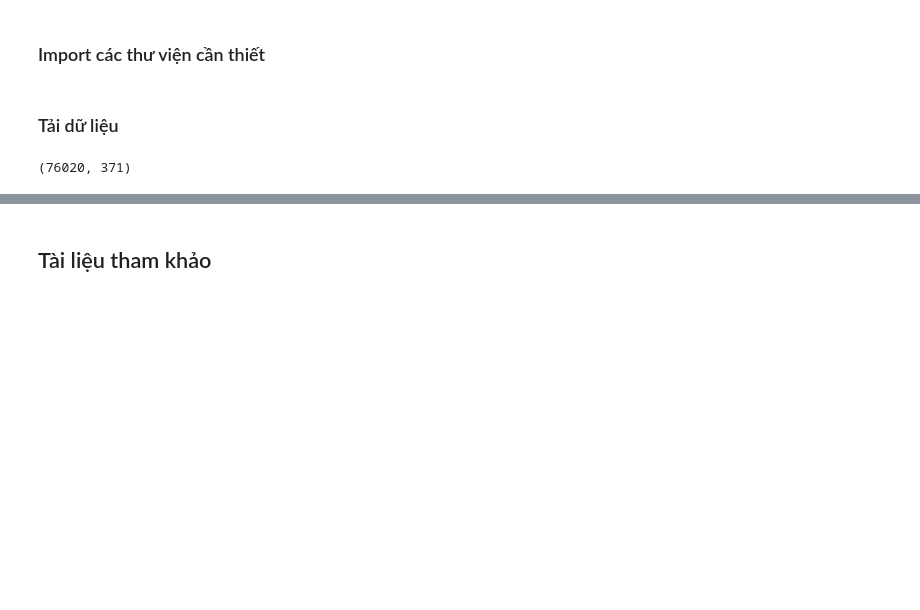
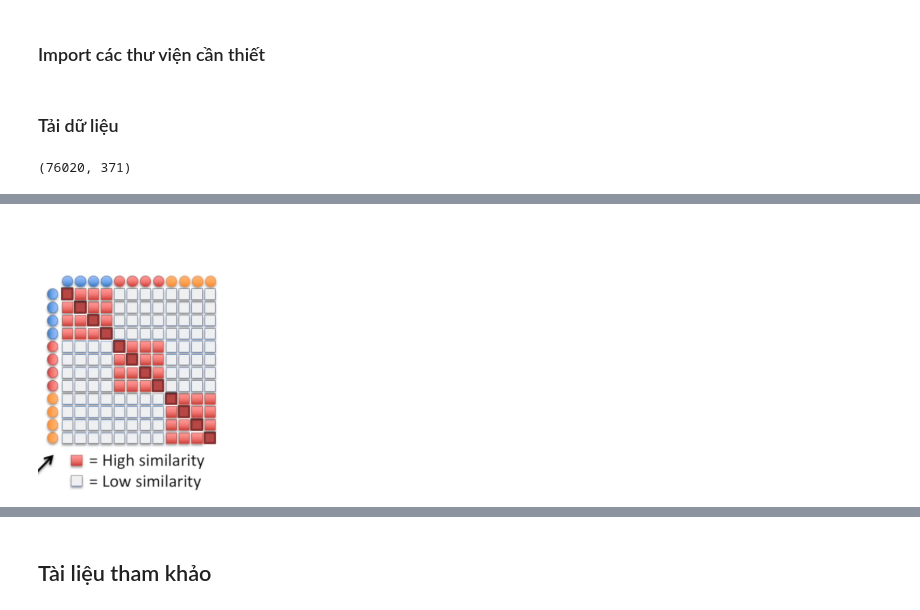
Before and after one commit to linh0303052/AplliedDSGroup11, a Jupyter notebook: Report.ipynb, the cells around one changed output, grey strips where cells are left out. Saved outputs shown, nothing was run; the diff lists cells and outputs as text; code cells hidden in the pictures; blank space fills up the shorter version.

```diff
--- a/Report.ipynb
+++ b/Report.ipynb
@@ -283,0 +286,4 @@ def normalize_features(train, test):
+# %%
+Image(filename='data/image/tsne3.png', width=200)
+# %% [output]
+[figure, added]
```
Also changed, not shown: parts of 119 cells of this notebook, 3 other files.
